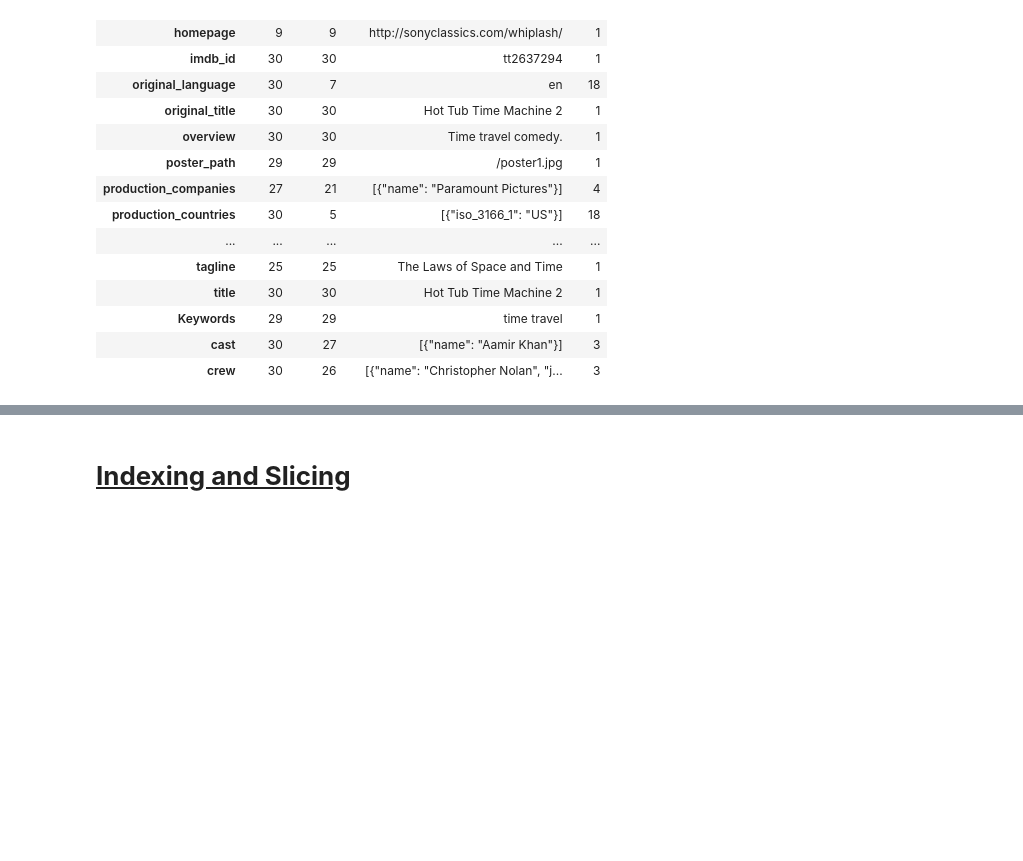
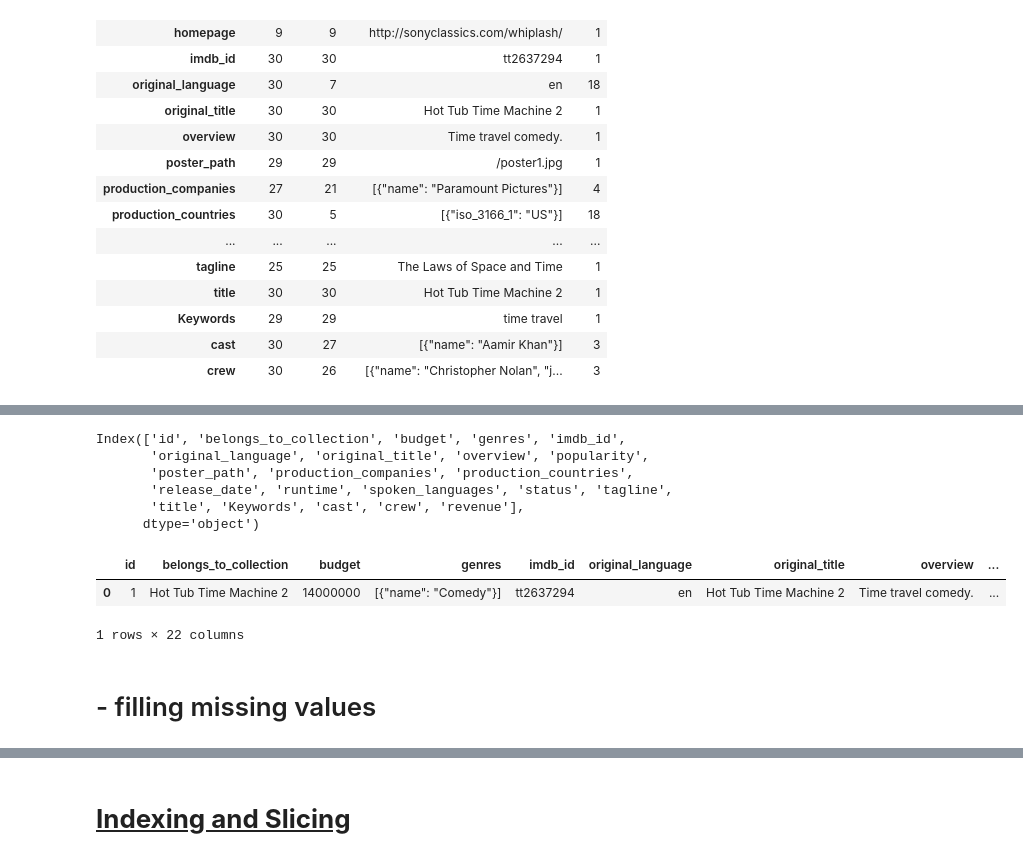
Before and after one commit to laxmanclinilaunch-hub/Python-7-8-, a Jupyter notebook: 2.EDA/Pandas_Operations.ipynb, the cells around one changed output, grey strips where cells are left out. Saved outputs shown, nothing was run; the diff lists cells and outputs as text; code cells hidden in the pictures; blank space fills up the shorter version.

```diff
--- a/2.EDA/Pandas_Operations.ipynb
+++ b/2.EDA/Pandas_Operations.ipynb
@@ -132,0 +215,19 @@ df.describe(include="object").T
+# %%
+df.drop(columns=["homepage"],inplace=True)    # if the missing value are morethan or equal to 25% we have to remove
+# %%
+df.columns
+# %% [output]
+Index(['id', 'belongs_to_collection', 'budget', 'genres', 'imdb_id',
+       'original_language', 'original_title', 'overview', 'popularity',
+       'poster_path', 'production_companies', 'production_countries',
+       'release_date', 'runtime', 'spoken_languages', 'status', 'tagline',
+       'title', 'Keywords', 'cast', 'crew', 'revenue'],
+      dtype='object')
+# %%
+df.head(1)
+# %% [output]
+|  | id | belongs_to_collection | budget | genres | imdb_id | original_language | original_title | overview | ... |
+| 0 | 1 | Hot Tub Time Machine 2 | 14000000 | [{"name": "Comedy"}] | tt2637294 | en | Hot Tub Time Machine 2 | Time travel comedy. | ... |
+1 rows × 22 columns
+# %% [markdown]
+# - filling missing values
```
Also changed, not shown: parts of 30 cells of this notebook.
